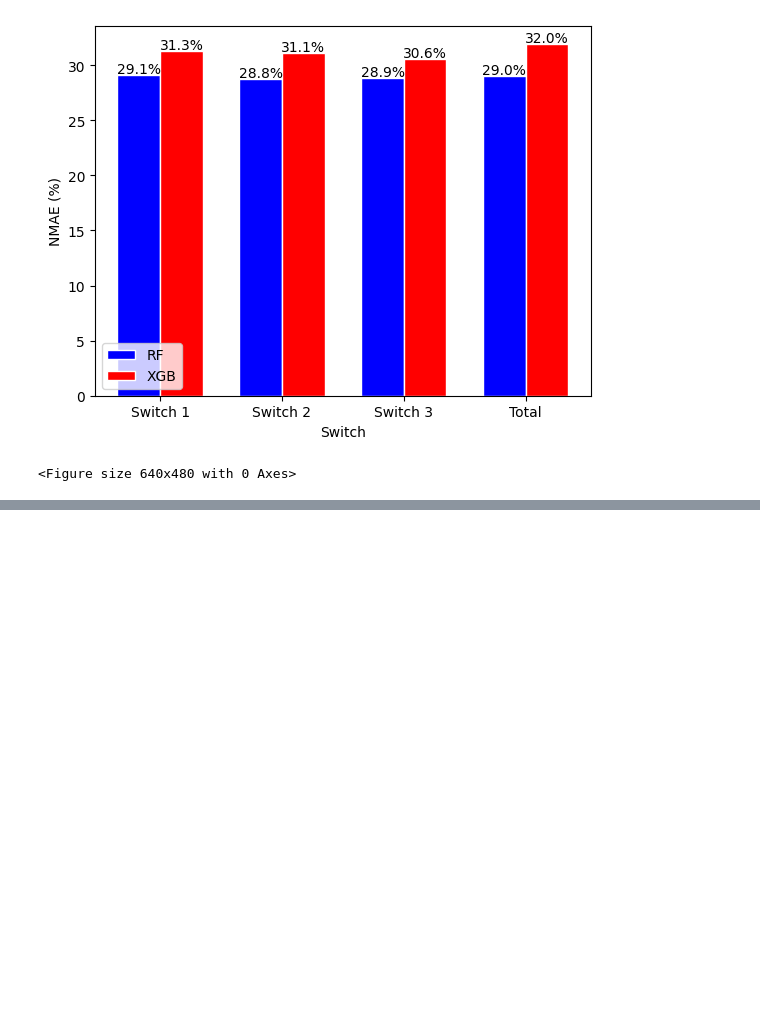
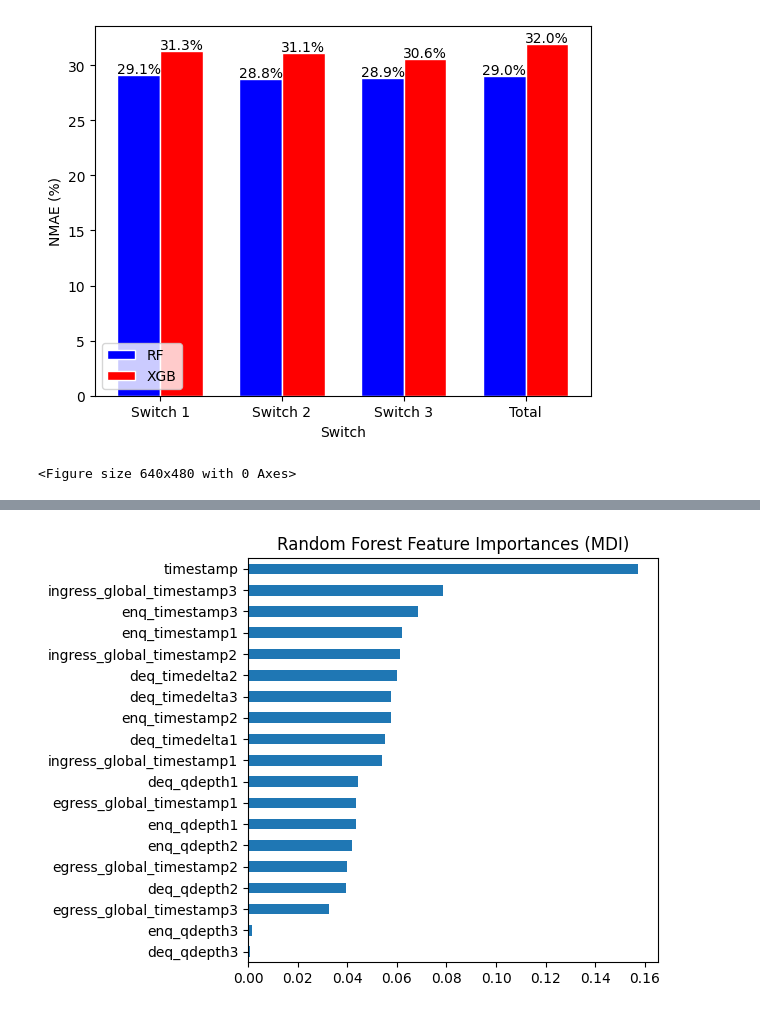
Before and after one commit to lukilme/search-telemetry-service-estimation, a Jupyter notebook: SplitSwithes.ipynb, the cells around one changed output, grey strips where cells are left out. Cells and saved outputs as stored; diff of their text form; code cells hidden in the pictures; blank space fills up the shorter version.

```diff
--- a/SplitSwithes.ipynb
+++ b/SplitSwithes.ipynb
@@ -315,0 +379,9 @@ plt.show()
+# %%
+tree = models['RF'][3].estimators_[0]
+
+n_nodes = tree.tree_.node_count
+impurity = tree.tree_.impurity
+samples_per_node = tree.tree_.n_node_samples
+
+for node in range(10,20):
+    print(f"Nó {node}: Impureza = {impurity[node]}, Amostras = {samples_per_node[node]}")
@@ -315,0 +423,13 @@ plt.show()
+# %%
+feature_names = result_total.columns
+
+mdi_importances = pd.Series(
+    tree.feature_importances_, index=feature_names
+).sort_values(ascending=True)
+
+ax = mdi_importances.plot.barh()
+ax.set_title("Random Forest Feature Importances (MDI)")
+ax.figure.tight_layout()
+plt.show()
+# %% [output]
+[figure, added]
```
Also changed, not shown: parts of 9 cells of this notebook.
